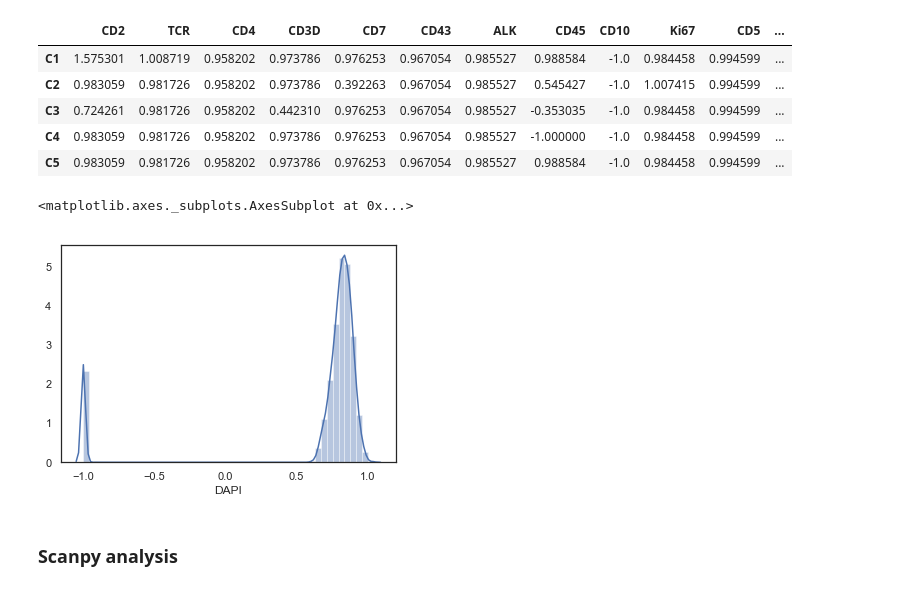
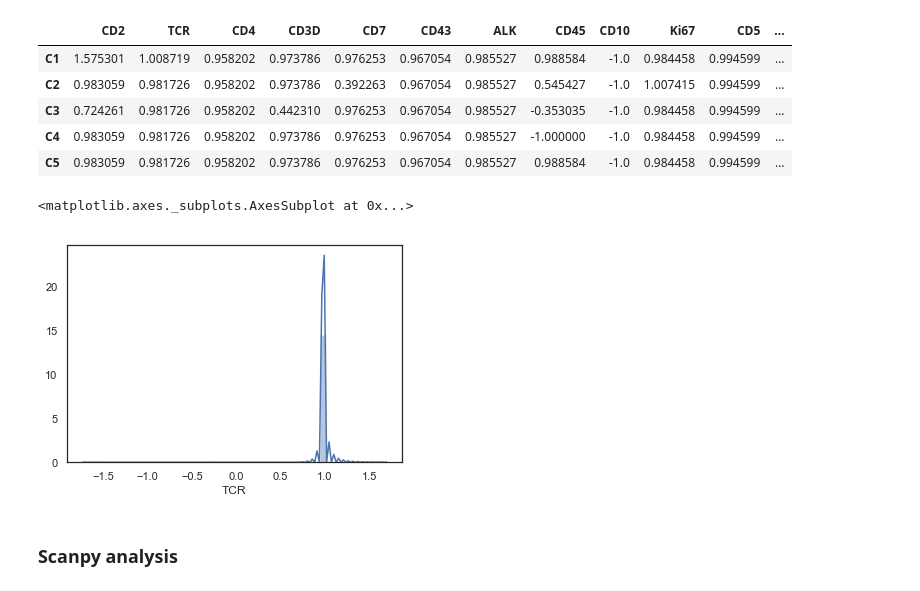
Before and after one commit to ajitjohnson/Jupyter-Notebooks, a Jupyter notebook: TMA_playbook.ipynb, the cells around one changed output. Drawn from its saved outputs; the diff is of its cells as text; code cells hidden in the pictures.

```diff
--- a/TMA_playbook.ipynb
+++ b/TMA_playbook.ipynb
@@ -62,10 +62,10 @@ x1.head()
 | C5 | 0.983059 | 0.981726 | 0.958202 | 0.973786 | 0.976253 | 0.967054 | 0.985527 | 0.988584 | -1.0 | 0.984458 | 0.994599 | ... |
 # %%
 # Look at data distribution
-sns.distplot(x1['CD2'])
+sns.distplot(x1['TCR'])
 # %% [output]
 <matplotlib.axes._subplots.AxesSubplot at 0x...>
-[figure, old version]
+[figure, new version]
 # %%
 # Create AnnData
 df = x1 #enter the name of the dataframe created above
```
Also changed, not shown: 2 other files.
